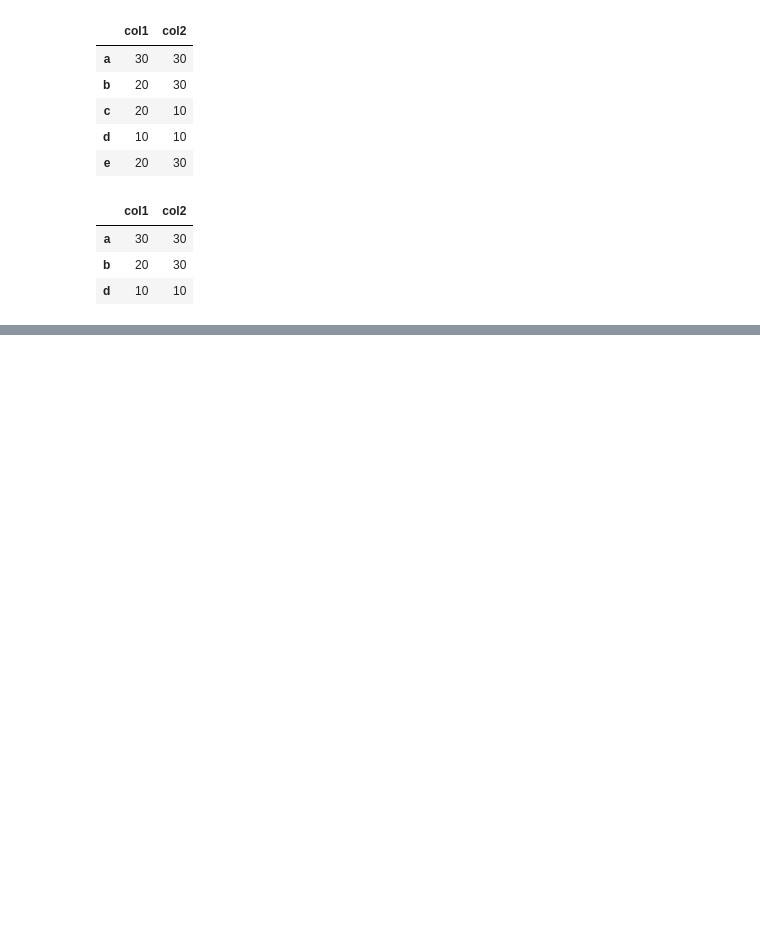
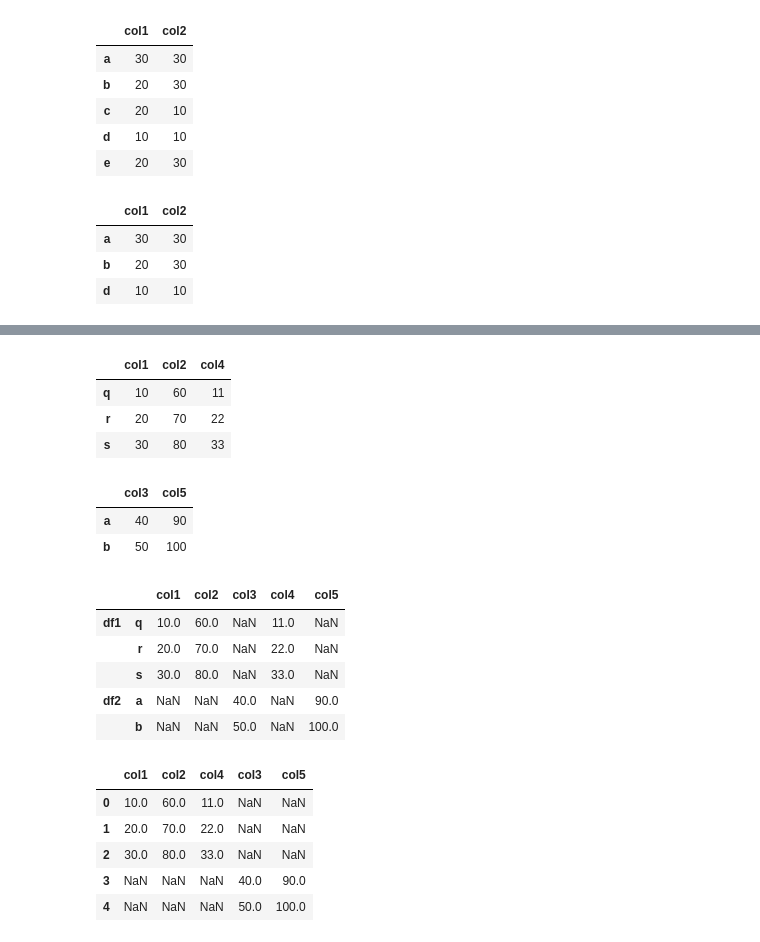
Before and after one commit to redrosekana/Python-Data-Science, a Jupyter notebook: panda-dataframe/main2.ipynb, the cells around one changed output, grey strips where cells are left out. Cells and saved outputs as stored; diff of their text form; code cells hidden in the pictures; blank space fills up the shorter version.

```diff
--- a/panda-dataframe/main2.ipynb
+++ b/panda-dataframe/main2.ipynb
@@ -576,0 +708,38 @@ c13.truncate(before='c', after='e')
+# %%
+f1 = {'col1': [10, 20, 30],
+      'col2': [60, 70, 80],
+      'col4': [11, 22, 33]
+     }
+
+f2 = pd.DataFrame(f1, index=list('qrs'))
+
+f3 = {'col3': [40, 50],
+      'col5': [90, 100]
+     }
+
+f4 = pd.DataFrame(f3, index=list('ab'))
+
+f5 = pd.concat([f2,f4], axis=0, ignore_index=False, sort=True , keys=["df1","df2"])
+f6 = pd.concat([f2,f4], axis=0, ignore_index=True, sort=False)
+
+display(f2, f4, f5 , f6)
+# %% [output]
+|  | col1 | col2 | col4 |
+| q | 10 | 60 | 11 |
+| r | 20 | 70 | 22 |
+| s | 30 | 80 | 33 |
+|  | col3 | col5 |
+| a | 40 | 90 |
+| b | 50 | 100 |
+|  |  | col1 | col2 | col3 | col4 | col5 |
+| df1 | q | 10.0 | 60.0 | NaN | 11.0 | NaN |
+|  | r | 20.0 | 70.0 | NaN | 22.0 | NaN |
+|  | s | 30.0 | 80.0 | NaN | 33.0 | NaN |
+| df2 | a | NaN | NaN | 40.0 | NaN | 90.0 |
+|  | b | NaN | NaN | 50.0 | NaN | 100.0 |
+|  | col1 | col2 | col4 | col3 | col5 |
+| 0 | 10.0 | 60.0 | 11.0 | NaN | NaN |
+| 1 | 20.0 | 70.0 | 22.0 | NaN | NaN |
+| 2 | 30.0 | 80.0 | 33.0 | NaN | NaN |
+| 3 | NaN | NaN | NaN | 40.0 | 90.0 |
+| 4 | NaN | NaN | NaN | 50.0 | 100.0 |
```
Also changed, not shown: parts of 47 cells of this notebook.
